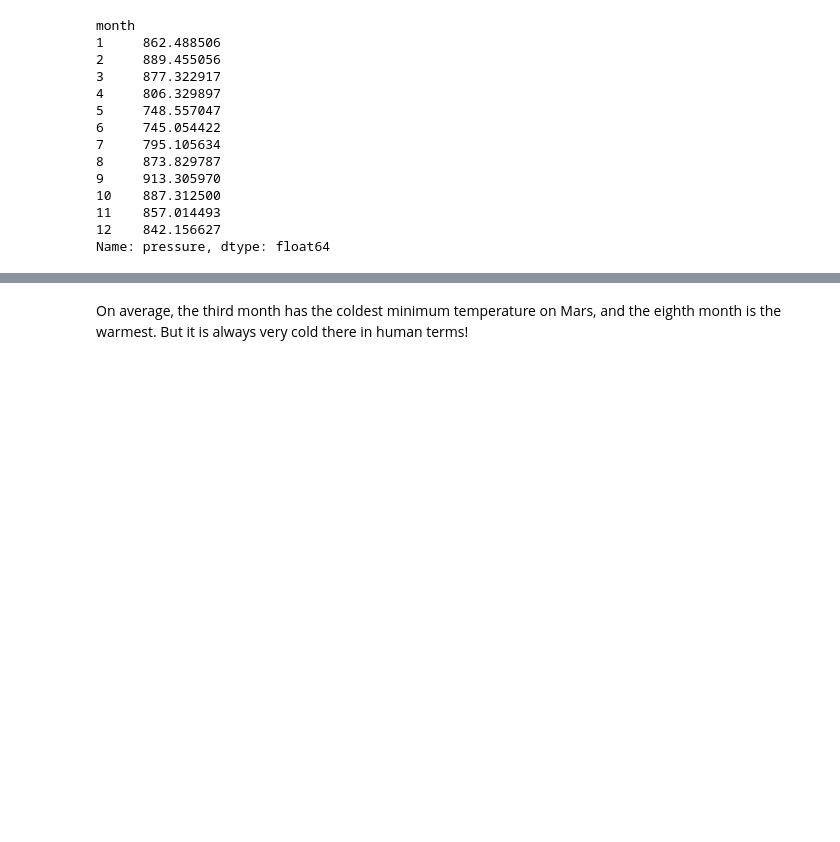
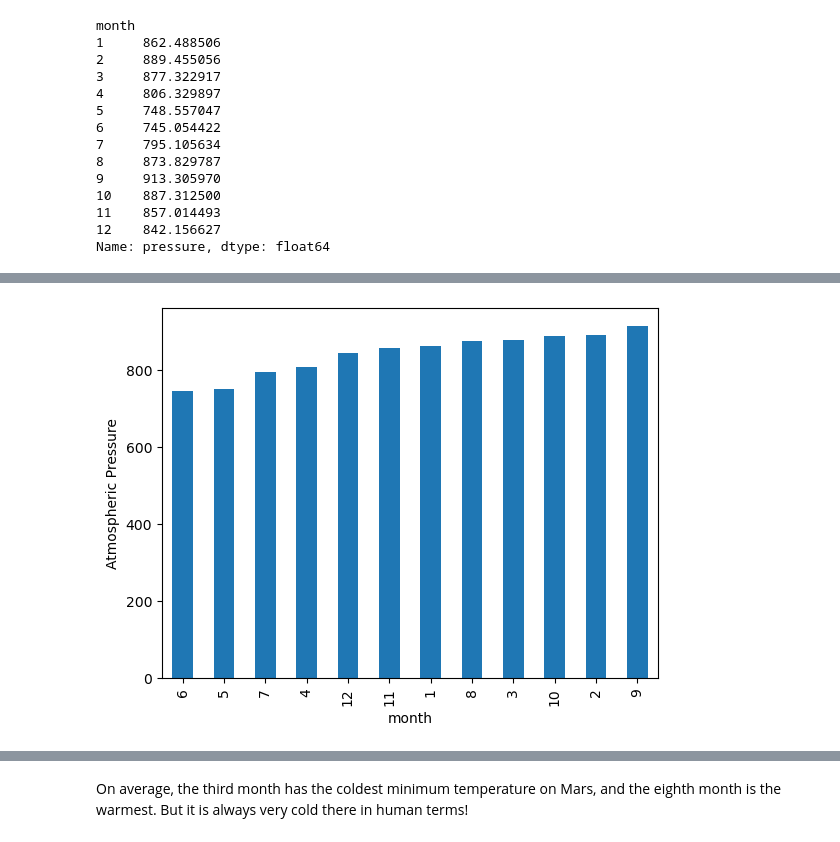
Before and after one commit to maswanwick/data_collection_challenge, a Jupyter notebook: part_2_mars_weather.ipynb, the cells around one changed output, grey strips where cells are left out. Drawn from its saved outputs; the diff is of its cells as text; code cells hidden in the pictures; blank space fills up the shorter version.

```diff
--- a/part_2_mars_weather.ipynb
+++ b/part_2_mars_weather.ipynb
@@ -201,2 +210,11 @@ Name: pressure, dtype: float64
+# %%
+# Plot the average pressure by month
+avg_pressure_by_month_df = temperature_df.groupby(['month'])['pressure'].mean()
+sorted_avg_pressure_by_month_df = avg_pressure_by_month_df.to_frame().sort_values('pressure')
+sorted_avg_pressure_by_month_df.plot(kind="bar", legend=False)
+plt.ylabel("Atmospheric Pressure")
+plt.show()
+# %% [output]
+[figure, added]
 # %%
 # 5. How many terrestrial (earth) days are there in a Martian year?
```
Also changed, not shown: parts of 8 cells of this notebook.
